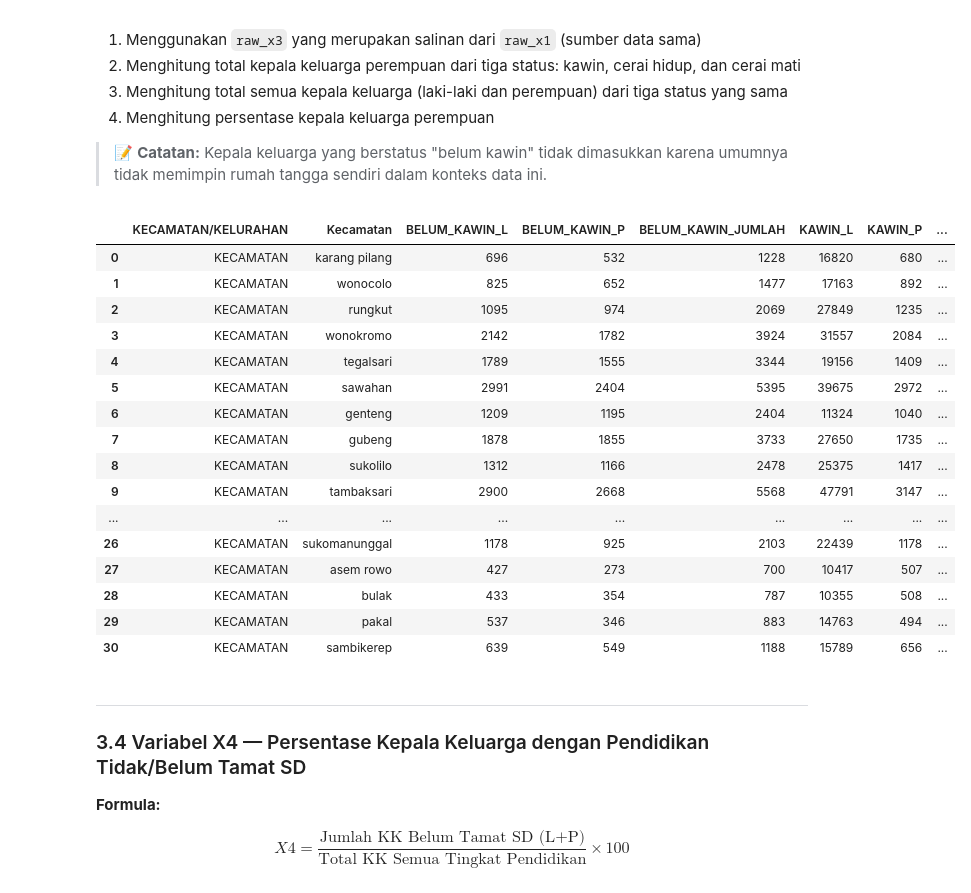
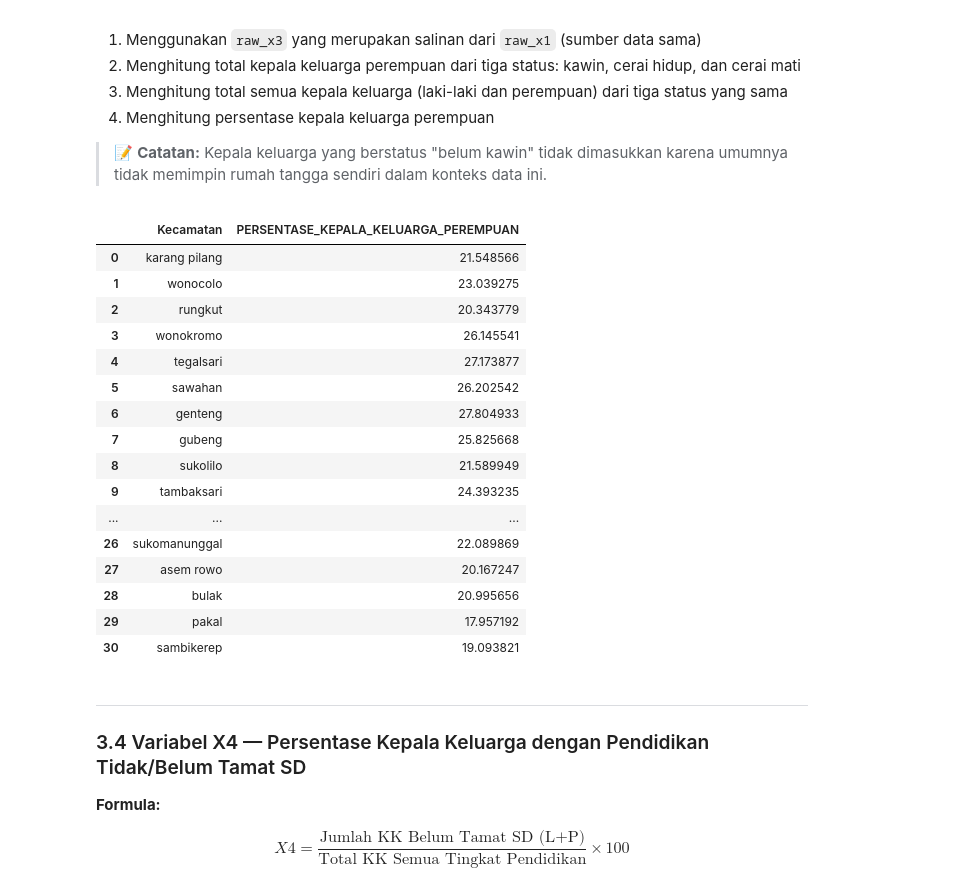
Before and after one commit to difta11/womanguard-index-surabaya, a Jupyter notebook: WomanGuard.ipynb, the cells around one changed output. Cells and saved outputs as stored; diff of their text form; code cells hidden in the pictures.

```diff
--- a/WomanGuard.ipynb
+++ b/WomanGuard.ipynb
@@ -226,31 +226,31 @@ $$X3 = \frac{\text{KK Perempuan (Kawin + Cerai Hidup + Cerai Mati)}}{\text{Total
 # %%
 x3 = raw_x3.copy()
 x3 = x3.drop(0)
 x3 = x3[x3['KECAMATAN/KELURAHAN'] == 'KECAMATAN'].reset_index(drop=True)
 x3["TOTAL_KEPALA_KELUARGA_PEREMPUAN"] = x3["KAWIN_P"] + x3["CERAI_HIDUP_P"] + x3["CERAI_MATI_P"]
 x3["TOTAL_KEPALA_KELUARGA"] = x3["KAWIN_JUMLAH"] + x3["CERAI_HIDUP_JUMLAH"] + x3["CERAI_MATI_JUMLAH"]
 x3["PERSENTASE_KEPALA_KELUARGA_PEREMPUAN"] = (x3["TOTAL_KEPALA_KELUARGA_PEREMPUAN"] / x3["TOTAL_KEPALA_KELUARGA"]) * 100
 x3 = x3.rename(columns={'WILAYAH': 'Kecamatan'})
 x3['Kecamatan'] = x3['Kecamatan'].str.lower()
-x3
+x3[["Kecamatan", "PERSENTASE_KEPALA_KELUARGA_PEREMPUAN"]]
 # %% [output]
-|  | KECAMATAN/KELURAHAN | Kecamatan | BELUM_KAWIN_L | BELUM_KAWIN_P | BELUM_KAWIN_JUMLAH | KAWIN_L | KAWIN_P | ... |
-| 0 | KECAMATAN | karang pilang | 696 | 532 | 1228 | 16820 | 680 | ... |
-| 1 | KECAMATAN | wonocolo | 825 | 652 | 1477 | 17163 | 892 | ... |
-| 2 | KECAMATAN | rungkut | 1095 | 974 | 2069 | 27849 | 1235 | ... |
-| 3 | KECAMATAN | wonokromo | 2142 | 1782 | 3924 | 31557 | 2084 | ... |
-| 4 | KECAMATAN | tegalsari | 1789 | 1555 | 3344 | 19156 | 1409 | ... |
-| 5 | KECAMATAN | sawahan | 2991 | 2404 | 5395 | 39675 | 2972 | ... |
-| 6 | KECAMATAN | genteng | 1209 | 1195 | 2404 | 11324 | 1040 | ... |
-| 7 | KECAMATAN | gubeng | 1878 | 1855 | 3733 | 27650 | 1735 | ... |
-| 8 | KECAMATAN | sukolilo | 1312 | 1166 | 2478 | 25375 | 1417 | ... |
-| 9 | KECAMATAN | tambaksari | 2900 | 2668 | 5568 | 47791 | 3147 | ... |
-| ... | ... | ... | ... | ... | ... | ... | ... | ... |
-| 26 | KECAMATAN | sukomanunggal | 1178 | 925 | 2103 | 22439 | 1178 | ... |
-| 27 | KECAMATAN | asem rowo | 427 | 273 | 700 | 10417 | 507 | ... |
-| 28 | KECAMATAN | bulak | 433 | 354 | 787 | 10355 | 508 | ... |
-| 29 | KECAMATAN | pakal | 537 | 346 | 883 | 14763 | 494 | ... |
-| 30 | KECAMATAN | sambikerep | 639 | 549 | 1188 | 15789 | 656 | ... |
+|  | Kecamatan | PERSENTASE_KEPALA_KELUARGA_PEREMPUAN |
+| 0 | karang pilang | 21.548566 |
+| 1 | wonocolo | 23.039275 |
+| 2 | rungkut | 20.343779 |
+| 3 | wonokromo | 26.145541 |
+| 4 | tegalsari | 27.173877 |
+| 5 | sawahan | 26.202542 |
+| 6 | genteng | 27.804933 |
+| 7 | gubeng | 25.825668 |
+| 8 | sukolilo | 21.589949 |
+| 9 | tambaksari | 24.393235 |
+| ... | ... | ... |
+| 26 | sukomanunggal | 22.089869 |
+| 27 | asem rowo | 20.167247 |
+| 28 | bulak | 20.995656 |
+| 29 | pakal | 17.957192 |
+| 30 | sambikerep | 19.093821 |
 # %% [markdown]
 ---
 
```
